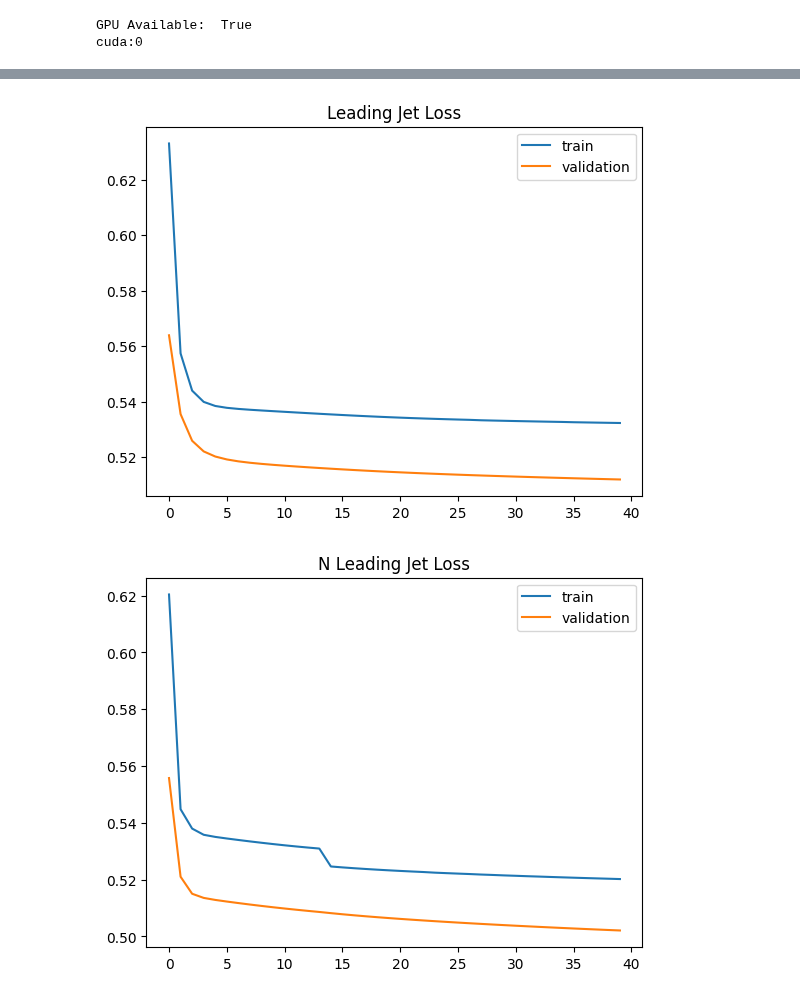
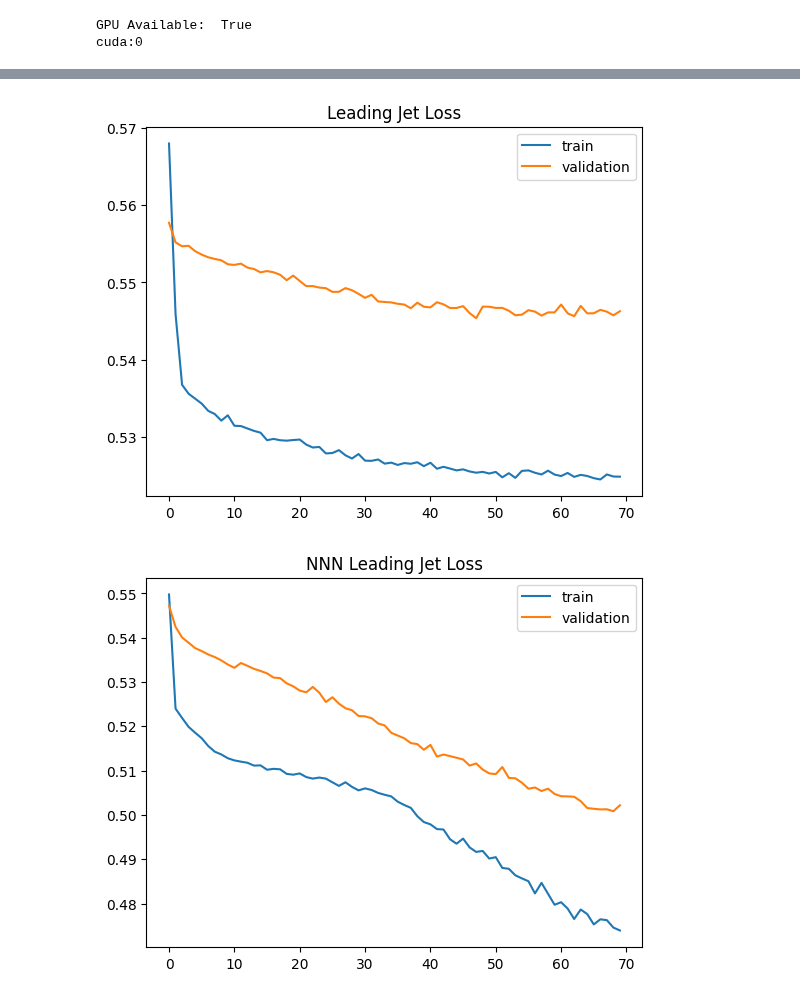
Before and after one commit to LukeV37/Pileup_Project, a Jupyter notebook: analysis/Leading_Jet_Validation.ipynb, the cells around one changed output, grey strips where cells are left out. Drawn from its saved outputs; the diff is of its cells as text; code cells hidden in the pictures.

```diff
--- a/analysis/Leading_Jet_Validation.ipynb
+++ b/analysis/Leading_Jet_Validation.ipynb
@@ -282,11 +282,21 @@ class Model(nn.Module):
     def __init__(self, in_feats, hidden_feats, out_feats):
         super(Model, self).__init__()
         self.jet_preprocess = nn.Linear(in_feats,hidden_feats)
-        self.jet_postprocess = nn.Linear(hidden_feats,out_feats)
+        self.jet_postprocess = nn.Linear(hidden_feats,hidden_feats)
+        self.attention = nn.MultiheadAttention(hidden_feats,num_heads=4,batch_first=True, dropout=0.25)
+        self.jet_classifier = nn.Linear(hidden_feats,out_feats)
     def forward(self, jet_feats):
+        # Preprocess Jet Feats
         jet_embedding = F.gelu(self.jet_preprocess(jet_feats))
+
+        # Attention Layer + Skip Connection + Post-Process
+        jet_attention, jet_weights = self.attention(jet_embedding, jet_embedding, jet_embedding)
+        jet_embedding = jet_embedding + jet_attention
+        jet_embedding = F.gelu(self.jet_postprocess(jet_embedding))
+
+        # Aggregate and Classify
         jet_aggregated = jet_embedding.sum(dim=0)
-        output = F.sigmoid(self.jet_postprocess(jet_aggregated))
+        output = F.sigmoid(self.jet_classifier(jet_aggregated))
         return output
 # %%
 def train(model, data, epochs=20):
@@ -404,17 +414,17 @@ plt.title("Leading Jet Loss")
 plt.legend()
 plt.show()
 
-plt.plot(N_Leading_Jet_history['train_loss'],label='train')
-plt.plot(N_Leading_Jet_history['test_loss'],label='validation')
-plt.title("N Leading Jet Loss")
-plt.legend()
-plt.show()
+#plt.plot(N_Leading_Jet_history['train_loss'],label='train')
+#plt.plot(N_Leading_Jet_history['test_loss'],label='validation')
+#plt.title("N Leading Jet Loss")
+#plt.legend()
+#plt.show()
 
-plt.plot(NN_Leading_Jet_history['train_loss'],label='train')
-plt.plot(NN_Leading_Jet_history['test_loss'],label='validation')
-plt.title("NN Leading Jet Loss")
-plt.legend()
-plt.show()
+#plt.plot(NN_Leading_Jet_history['train_loss'],label='train')
+#plt.plot(NN_Leading_Jet_history['test_loss'],label='validation')
+#plt.title("NN Leading Jet Loss")
+#plt.legend()
+#plt.show()
 
 plt.plot(NNN_Leading_Jet_history['train_loss'],label='train')
 plt.plot(NNN_Leading_Jet_history['test_loss'],label='validation')
@@ -426,2 +436,2 @@ plt.show()
-[figure, old version]
+[figure, new version]
-[figure, old version]
+[figure, new version]
```
Also changed, not shown: parts of 5 cells of this notebook.
